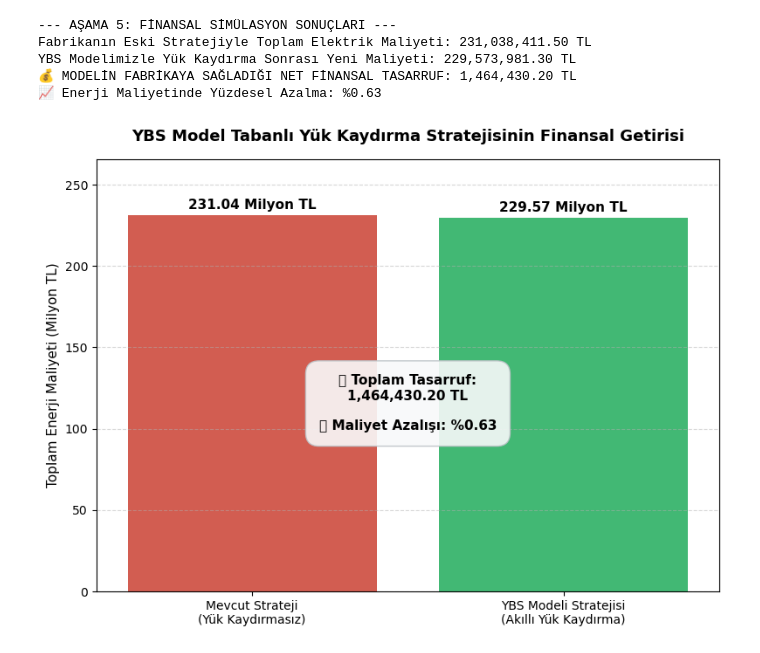
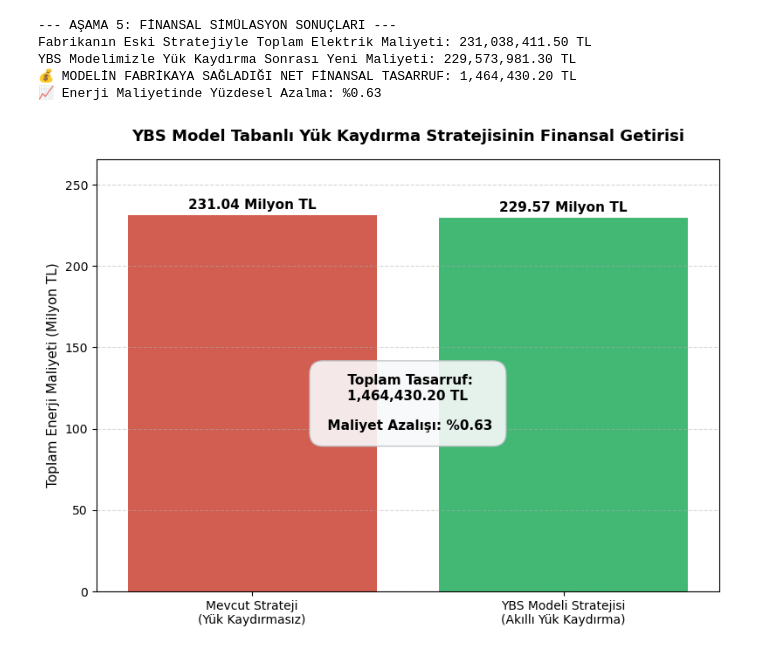
Before and after one commit to HayrunnisaCeyhan/Enerji_Maliyet_Optimizasyonu, a Jupyter notebook: notebooks/enerji_maliyet.ipynb, the cells around one changed output. Saved outputs shown, nothing was run; the diff lists cells and outputs as text; code cells hidden in the pictures.

```diff
--- a/notebooks/enerji_maliyet.ipynb
+++ b/notebooks/enerji_maliyet.ipynb
@@ -356,37 +354,37 @@ YBS Modelimizle Yük Kaydırma Sonrası Yeni Maliyeti: 229,573,981.30 TL
 import matplotlib.pyplot as plt
 import seaborn as sns
 
-# 1. Grafik için verileri hazırlayalım
+# Grafik için verileri hazırlayalım
 stratejiler = ['Mevcut Strateji\n(Yük Kaydırmasız)', 'YBS Modeli Stratejisi\n(Akıllı Yük Kaydırma)']
 maliyetler = [toplam_mevcut_maliyet / 1e6, toplam_yeni_maliyet / 1e6] # Milyon TL cinsinden göstermek için
 
-# 2. Grafik Çizimi
+# Grafik Çizimi
 plt.figure(figsize=(8, 6))
 colors = ['#e74c3c', '#2ecc71'] # Eski maliyet kırmızı, yeni tasarruflu maliyet yeşil
 
 barplot = sns.barplot(x=stratejiler, y=maliyetler, palette=colors, hue=stratejiler, legend=False)
 
-# 3. Barların üzerine net tutarları yazdıralım
+# Barların üzerine net tutarları yazdıralım
 for bar in barplot.patches:
     y_val = bar.get_height()
     plt.text(bar.get_x() + bar.get_width()/2.0, y_val + (max(maliyetler)*0.01),
              f'{y_val:.2f} Milyon TL',
              ha='center', va='bottom', fontsize=11, fontweight='bold')
 
 # Grafik Başlıkları ve Düzenlemeler
 plt.title('YBS Model Tabanlı Yük Kaydırma Stratejisinin Finansal Getirisi', fontsize=13, fontweight='bold', pad=15)
 plt.ylabel('Toplam Enerji Maliyeti (Milyon TL)', fontsize=11)
 plt.ylim(0, max(maliyetler) * 1.15) # Üstten biraz boşluk bırakalım yazılar sığsın diye
 plt.grid(axis='y', linestyle='--', alpha=0.5)
 
 # Net kazanç bilgisini grafiğin üzerine not olarak ekleyelim
 plt.text(0.5, max(maliyetler) * 0.5,
-         f'💰 Toplam Tasarruf:\n{net_tasarruf_tl:,.2f} TL\n\n📈 Maliyet Azalışı: %{tasarruf_yuzdesi:.2f}',
+         f' Toplam Tasarruf:\n{net_tasarruf_tl:,.2f} TL\n\n Maliyet Azalışı: %{tasarruf_yuzdesi:.2f}',
          ha='center', va='center', color='black',
          bbox=dict(boxstyle='round,pad=1', facecolor='#f8f9fa', edgecolor='#bdc3c7', alpha=0.9),
          fontsize=11, fontweight='bold')
 
 plt.tight_layout()
 plt.show()
 # %% [output]
-[figure, old version]
+[figure, new version]
```
Also changed, not shown: parts of 8 cells of this notebook, 2 other files.
